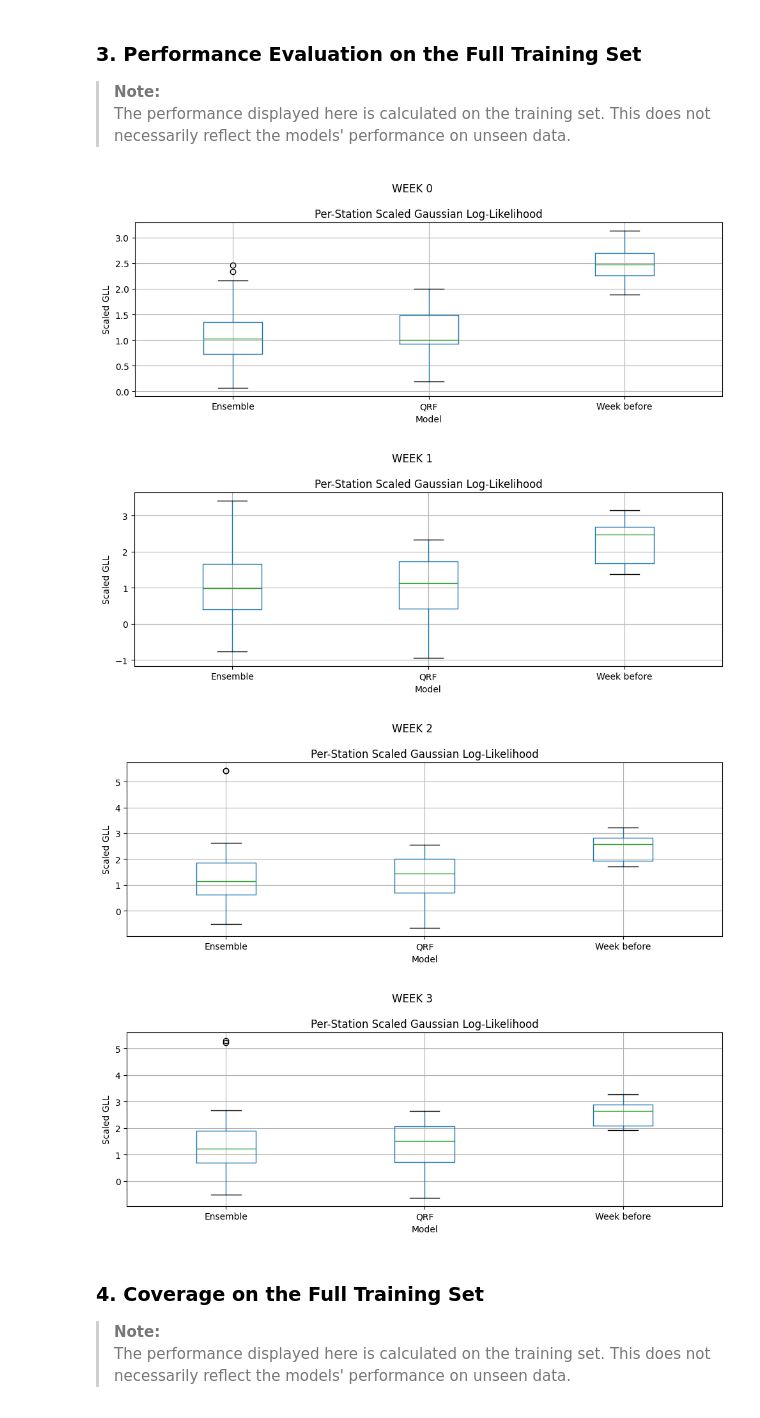
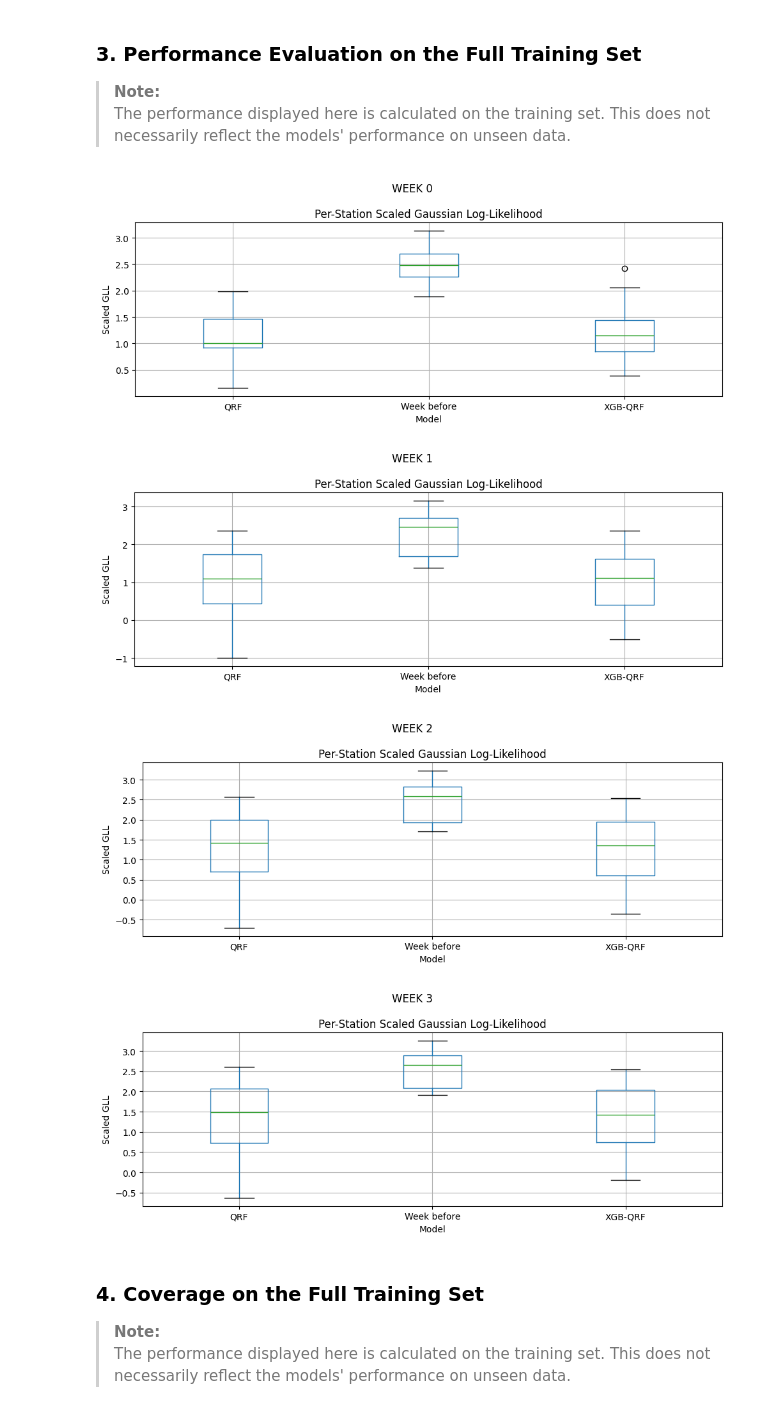
Before and after one commit to lucas066001/WaterScarcity.Hackathon, a Jupyter notebook: src/notebooks/Summary/03 - Model Training.ipynb, the cells around one changed output. Saved outputs shown, nothing was run; the diff lists cells and outputs as text; code cells hidden in the pictures.

```diff
--- a/src/notebooks/Summary/03 - Model Training.ipynb
+++ b/src/notebooks/Summary/03 - Model Training.ipynb
@@ -146,13 +134,6 @@ if not os.path.exists(f"{MODEL_DIR}final/"):
 Data pre-processing removal of unnecessary columns, setup of the target
 # %%
 X_train = dataset_train.drop(columns=COLUMNS_TO_DROP)
-
-precipitation_targets_exist = len(
-    check_columns_exist(X_train, PRECIPITATION_TARGETS)
-) < len(PRECIPITATION_TARGETS)
-
-if precipitation_targets_exist:
-    X_train = X_train.drop(columns=PRECIPITATION_TARGETS)
 
 Y_train = {}
 for i in range(0, NUMBER_OF_WEEK):
@@ -512,46 +281,46 @@ for i in range(NUMBER_OF_WEEK):
 
         predictions.append(
             {
                 "model": "QRF",
                 "prediction": y_pred_qrf,
                 "dataset": "train",
                 "stations": y_train_stations,
                 "prediction_interval": y_pis_qrf,
             }
         )
-    if "ensemble" in FINAL_MODELS:
-        ensemble_predictions = ensemble_models[i].predict(X_train_eval.fillna(0))
-        ensemble_intervals = np.stack(
+    if "xgb_qrf" in FINAL_MODELS:
+        xgb_qrf_pred = xgb_qrf_models[i].predict(X_train_eval.fillna(0))
+        xgb_qrf_intervals = np.stack(
             [
-                ensemble_predictions[:, 0],
-                ensemble_predictions[:, 2],
+                xgb_qrf_pred[:, 0],
+                xgb_qrf_pred[:, 2],
             ],
             axis=1,
         )
-        ensemble_predictions = ensemble_predictions[:, 1]
+        xgb_qrf_pred = xgb_qrf_pred[:, 1]
 
         predictions.append(
             {
-                "model": "Ensemble",
-                "prediction": ensemble_predictions,
+                "model": "XGB-QRF",
+                "prediction": xgb_qrf_pred,
                 "dataset": "train",
                 "stations": y_train_stations,
-                "prediction_interval": ensemble_intervals,
+                "prediction_interval": xgb_qrf_intervals,
             }
         )
 
     compare_models_per_station(
         Y_train[i].values,
         predictions,
         y_train_stations,
         column_to_display="log_likelihood",
         title=f"WEEK {i}",
     )
 # %% [output]
-[figure, old version]
+[figure, new version]
-[figure, old version]
+[figure, new version]
-[figure, old version]
+[figure, new version]
-[figure, old version]
+[figure, new version]
 # %% [markdown]
 ### 4. Coverage on the Full Training Set
 
```
Also changed, not shown: parts of 14 cells of this notebook, 6 other files.
